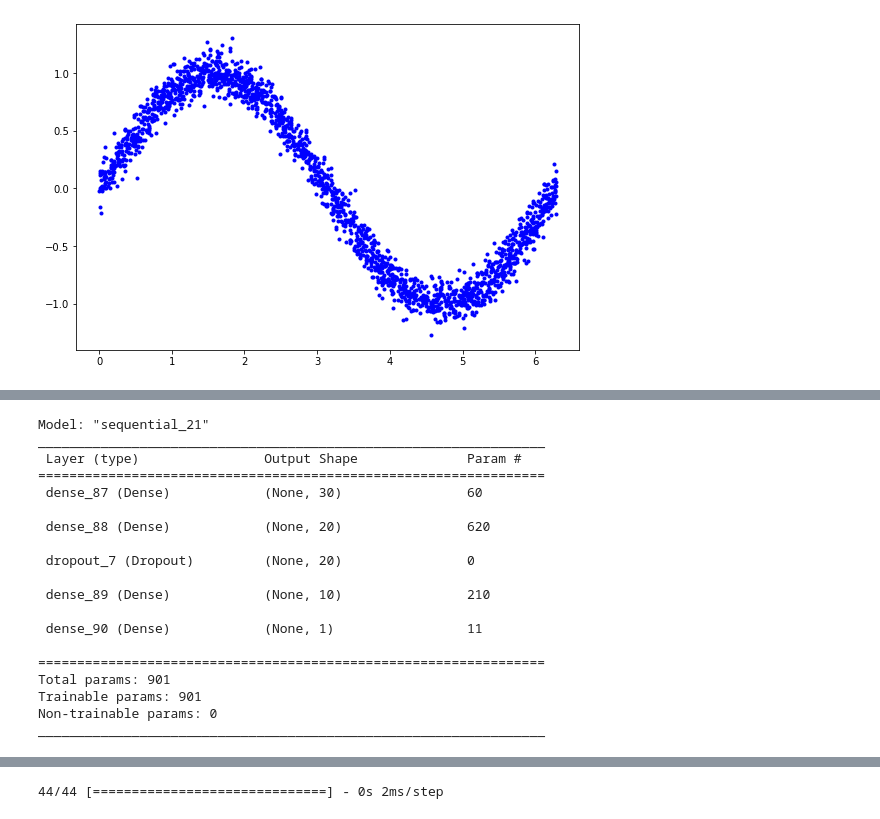
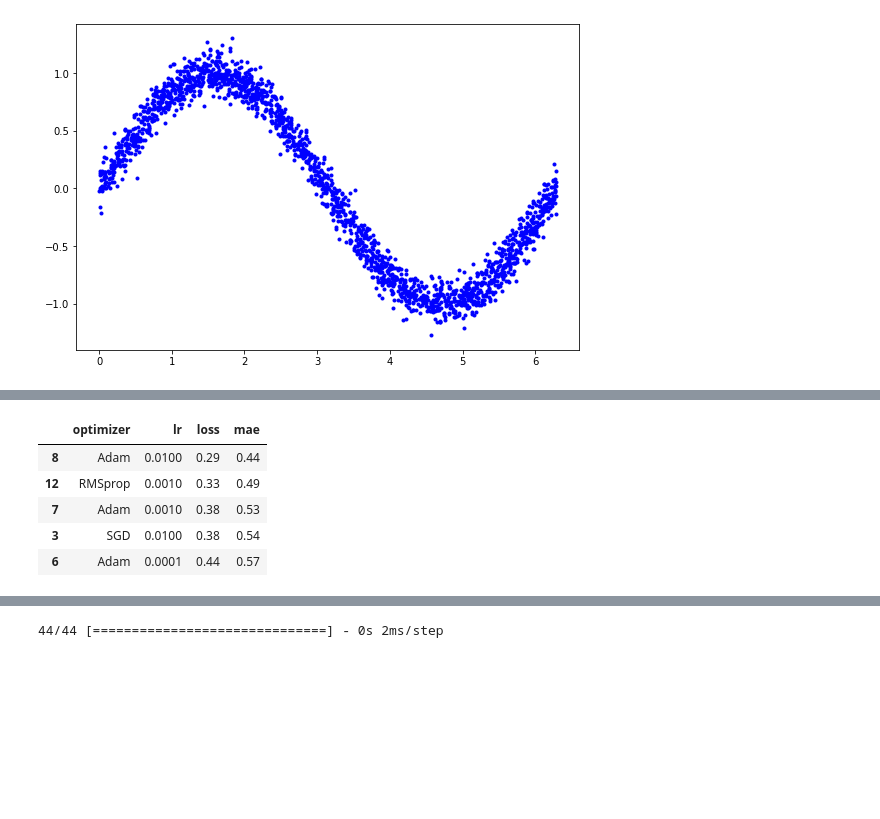
Before and after one commit to PabloJRW/TinyML-sineFunction, a Jupyter notebook: TinyML_Sin.ipynb, the cells around one changed output, grey strips where cells are left out. Saved outputs shown, nothing was run; the diff lists cells and outputs as text; code cells hidden in the pictures; blank space fills up the shorter version.

```diff
--- a/TinyML_Sin.ipynb
+++ b/TinyML_Sin.ipynb
@@ -45,28 +45,0 @@ NameError: ignored
-# %%
-model = tf.keras.Sequential()
-model.add(Dense(30, activation='relu', input_shape=(1, )))
-model.add(Dense(20, activation='relu'))
-model.add(Dropout(0.2))
-model.add(Dense(10, activation='relu'))
-model.add(Dense(1))
-model.summary()
-# %% [output]
-Model: "sequential_21"
-_________________________________________________________________
- Layer (type)                Output Shape              Param #
-=================================================================
- dense_87 (Dense)            (None, 30)                60
-
- dense_88 (Dense)            (None, 20)                620
-
- dropout_7 (Dropout)         (None, 20)                0
-
- dense_89 (Dense)            (None, 10)                210
-
- dense_90 (Dense)            (None, 1)                 11
-
-=================================================================
-Total params: 901
-Trainable params: 901
-Non-trainable params: 0
-_________________________________________________________________
@@ -78,3 +46,41 @@ model.compile(optimizer=optimizer, loss='mse', metrics=['mae'])
+# %%
+def get_new_model():
+  model = Sequential()
+  model.add(Dense(100, activation='relu', input_shape=(1, )))
+  model.add(Dense(100, activation='relu'))
+  model.add(Dense(1))
+  return model
+
+
+optimizers = {'SGD':SGD, 'Adam':Adam, 'RMSprop':RMSprop}
+lr_to_test = [0.000001, 0.0001, 0.001, 0.01, 1]
+
+results = list()
+for optimizer_k, optimizer_v in optimizers.items():
+  for lr in lr_to_test:
+      # Build new model to test, unaffected by previous models
+      model = get_new_model()
+      # learning rate: my_optimizer
+      my_optimizer = optimizer_v(learning_rate=lr)
+      # compiling
+      model.compile(optimizer=my_optimizer, loss='mse', metrics=['mae'])
+     # Fit the model
+      history = model.fit(X_train, y_train, verbose=False)
+
+      results.append([optimizer_k, lr, history.history])
+
+df = pd.DataFrame(results, columns=['optimizer', 'lr', 'history'])
+df['loss'] = df['history'].apply(lambda x: x['loss'][0]).round(2)
+df['mae'] = df['history'].apply(lambda x: x['mae'][0]).round(2)
+df.drop('history', axis=1, inplace=True)
+df.sort_values(by='mae')[:5]
+# %% [output]
+|  | optimizer | lr | loss | mae |
+| 8 | Adam | 0.0100 | 0.29 | 0.44 |
+| 12 | RMSprop | 0.0010 | 0.33 | 0.49 |
+| 7 | Adam | 0.0010 | 0.38 | 0.53 |
+| 3 | SGD | 0.0100 | 0.38 | 0.54 |
+| 6 | Adam | 0.0001 | 0.44 | 0.57 |
 # %%
 # Training the model
 history = model.fit(X_train, y_train, epochs=100, batch_size=32,
```
Also changed, not shown: parts of 7 cells of this notebook.
